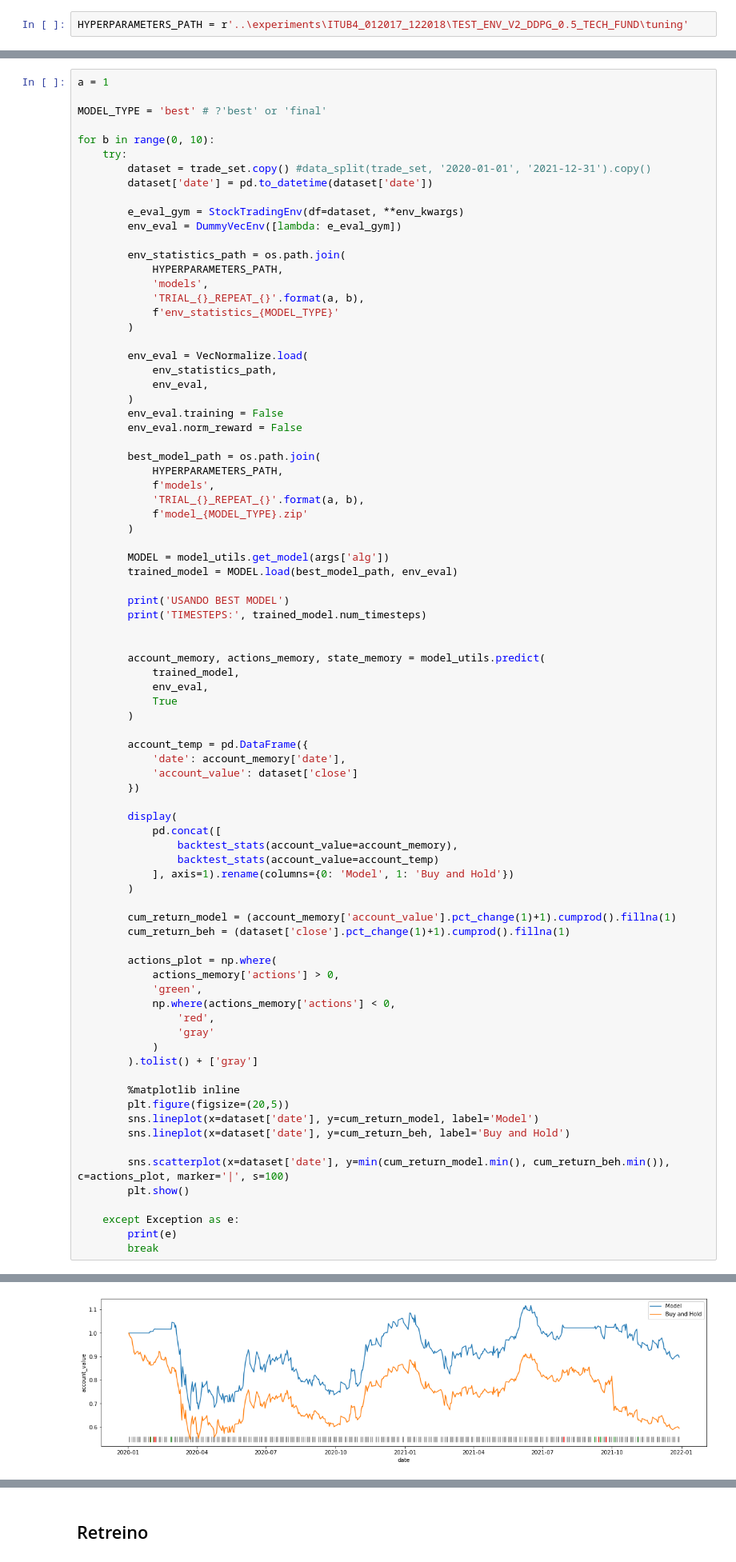
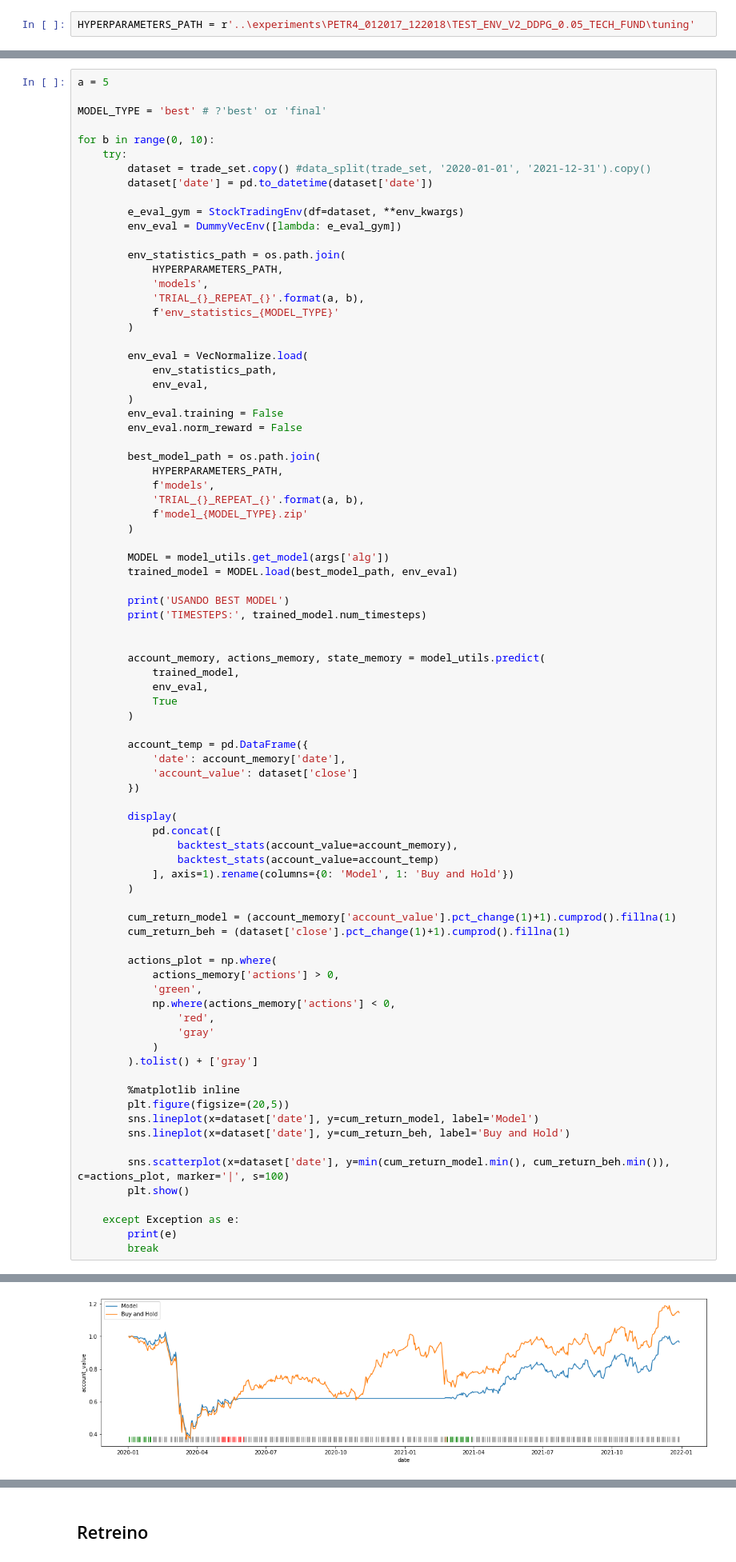
Before and after one commit to EdyAlenquer/drl-stock-market, a Jupyter notebook: notebooks/testing_tuning_trials.ipynb, the cells around one changed output, grey strips where cells are left out. Shown: that part at 80% size. Saved outputs shown, nothing was run; the diff lists cells and outputs as text.

```diff
--- a/notebooks/testing_tuning_trials.ipynb
+++ b/notebooks/testing_tuning_trials.ipynb
@@ -25,7 +27,7 @@ from finrl.plot import backtest_stats
 The autoreload extension is already loaded. To reload it, use:
   %reload_ext autoreload
 # %%
-HYPERPARAMETERS_PATH = r'..\experiments\ITUB4_012017_122018\TEST_ENV_V2_DDPG_0.5_TECH_FUND\tuning'
+HYPERPARAMETERS_PATH = r'..\experiments\PETR4_012017_122018\TEST_ENV_V2_DDPG_0.05_TECH_FUND\tuning'
 # %%
 env_kwargs = json.load(open(os.path.join(HYPERPARAMETERS_PATH, 'env_train_kwargs.json'), 'r'))
 args = json.load(open(os.path.join(HYPERPARAMETERS_PATH, 'command_line_args.json'), 'r'))
@@ -95,5 +100,5 @@ Trade    -0.40524819935482803
 # %%
-a = 1
+a = 5
 
 MODEL_TYPE = 'best' # ?'best' or 'final'
 
@@ -223 +216 @@ TIMESTEPS: 25220
-[figure, old version]
+[figure, new version]
```
Also changed, not shown: parts of 10 cells of this notebook, 4 other files.
